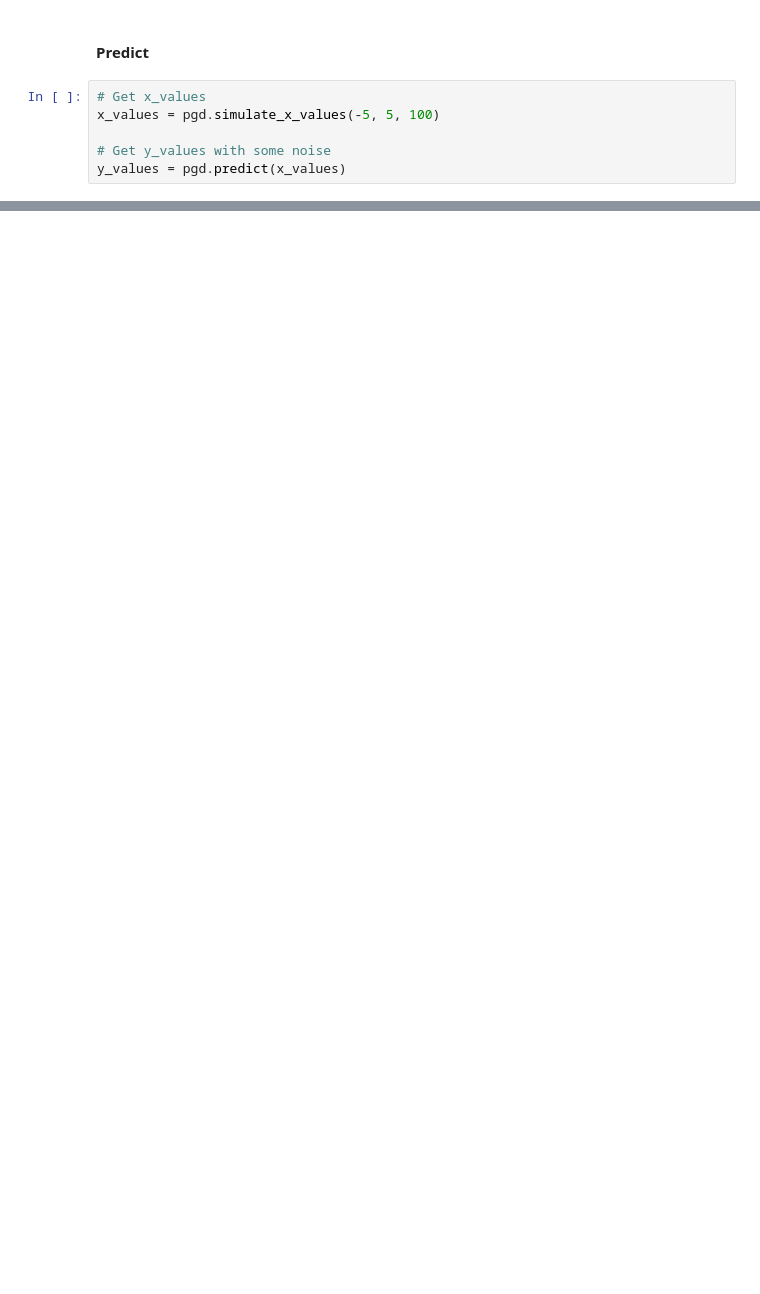
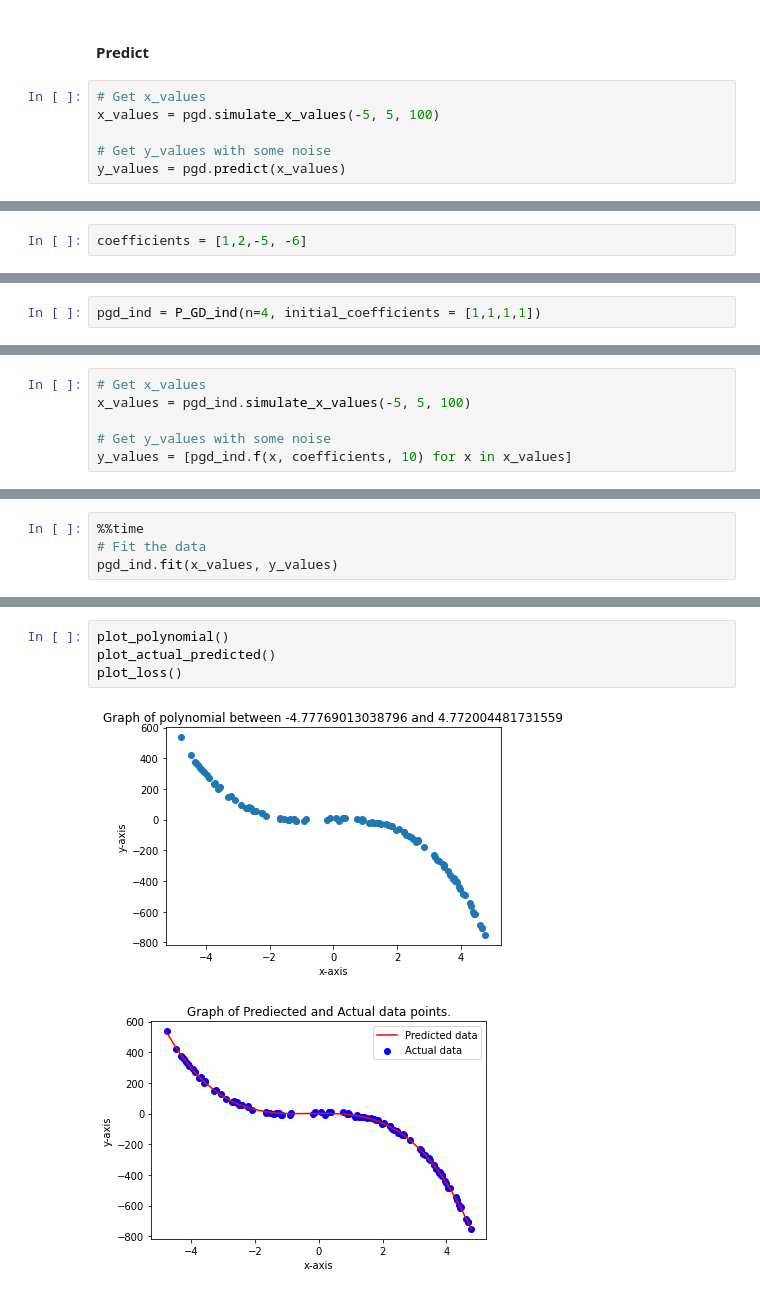
Before and after one commit to daireiscool/ddc_machine_learning, a Jupyter notebook: Gradient_Descent_Polynomial.ipynb, the cells around one changed output, grey strips where cells are left out. Cells and saved outputs as stored; diff of their text form; blank space fills up the shorter version.

```diff
--- a/Gradient_Descent_Polynomial.ipynb
+++ b/Gradient_Descent_Polynomial.ipynb
@@ -60,0 +63,2 @@ y_values = pgd.predict(x_values)
+# %%
+coefficients = [1,2,-5, -6]
@@ -60,0 +67,2 @@ y_values = pgd.predict(x_values)
+# %%
+pgd_ind = P_GD_ind(n=4, initial_coefficients = [1,1,1,1])
@@ -60,0 +71,6 @@ y_values = pgd.predict(x_values)
+# %%
+# Get x_values
+x_values = pgd_ind.simulate_x_values(-5, 5, 100)
+
+# Get y_values with some noise
+y_values = [pgd_ind.f(x, coefficients, 10) for x in x_values]
@@ -60,0 +79,4 @@ y_values = pgd.predict(x_values)
+# %%
+%%time
+# Fit the data
+pgd_ind.fit(x_values, y_values)
@@ -60,0 +134,7 @@ y_values = pgd.predict(x_values)
+# %%
+plot_polynomial()
+plot_actual_predicted()
+plot_loss()
+# %% [output]
+[figure, added]
+[figure, added]
```
Also changed, not shown: parts of 16 cells of this notebook, 4 other files.
